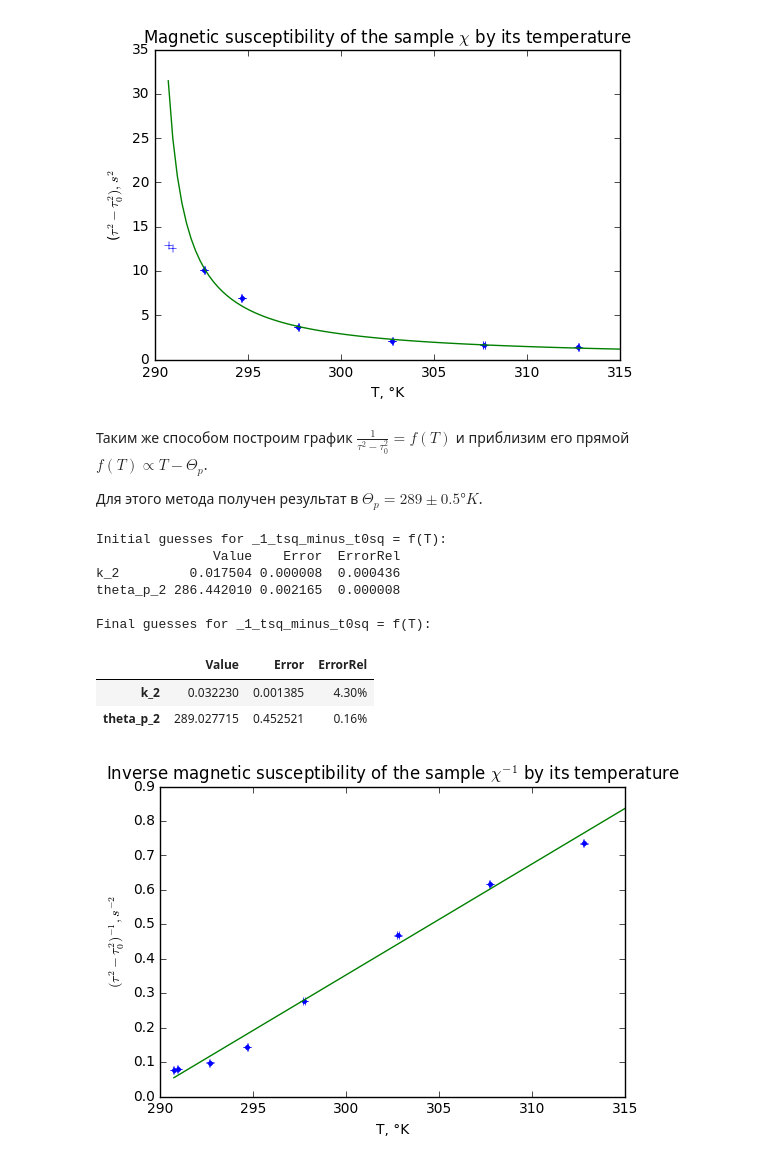
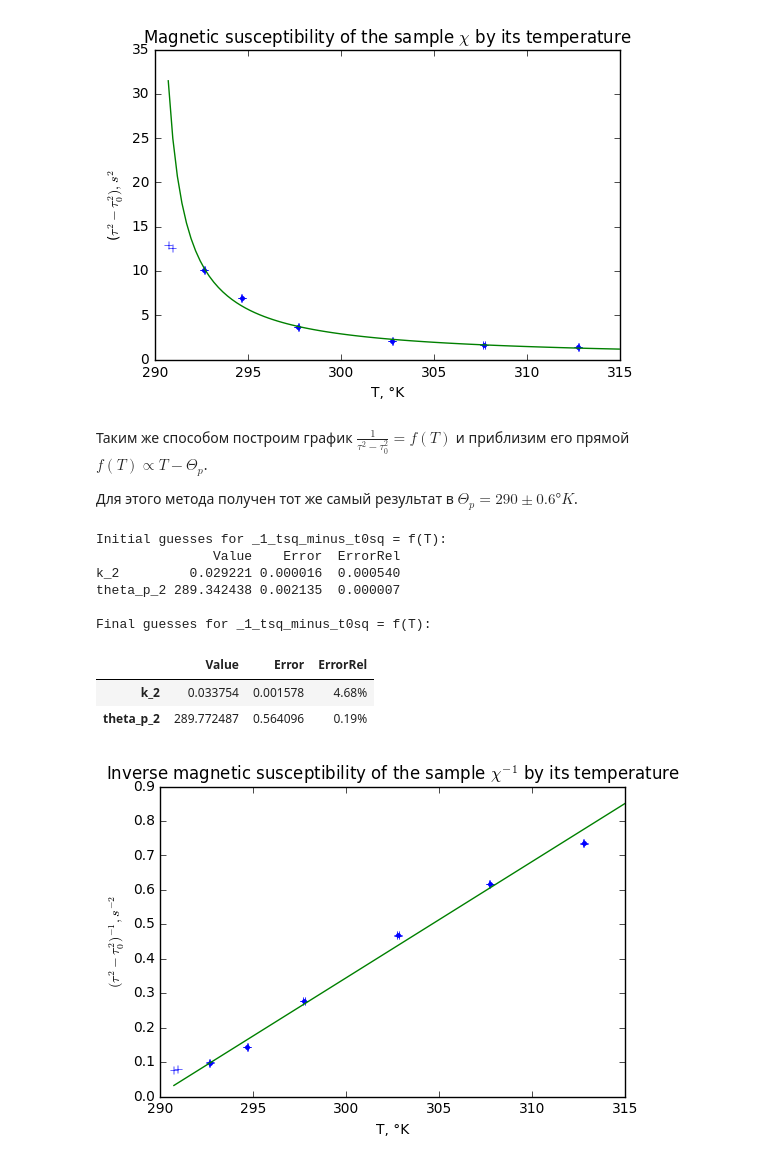
Before and after one commit to intelfx/mipt-lab, a Jupyter notebook: Курс 2 семестр 1/Лабы/3.4.2/3.4.2.ipynb, the cells around one changed output. Saved outputs shown, nothing was run; the diff lists cells and outputs as text; code cells hidden in the pictures.

```diff
--- a/Курс 2 семестр 1/Лабы/3.4.2/3.4.2.ipynb
+++ b/Курс 2 семестр 1/Лабы/3.4.2/3.4.2.ipynb
@@ -87,30 +87,31 @@ Final guesses for tsq_minus_t0sq = f(T):
 # %% [markdown]
 Таким же способом построим график $\frac{1}{\tau^2 - \tau_0^2} = f(T)$ и приблизим его прямой $f(T) \propto T - \Theta_p$.
 
-Для этого метода получен результат в $\Theta_p = 289 \pm 0.5 °K$.
+Для этого метода получен тот же самый результат в $\Theta_p = 290 \pm 0.6 °K$.
 # %%
 ll.compute(name = "_1_tsq_minus_t0sq",
            expr = lambda t, t_0: 1 / (t**2 - t_0**2),
            data = data[e],
            columns = columns[e])
 
 ll.plotfit(title = "Inverse magnetic susceptibility of the sample $\\chi^{-1}$ by its temperature",
            xlabel = "T, °K", ylabel = "$(\\tau^2 - \\tau_0^2)^{-1}, s^{-2}$",
            model = lambda T, k_2, theta_p_2: k_2 * (T - theta_p_2),
            x = "T",
            y = "_1_tsq_minus_t0sq",
            columns = columns[e],
+           fit_columns = columns[e][2:],
            data = data[e],
            axis = [None, None, 0, None])
 None
 # %% [output]
 Initial guesses for _1_tsq_minus_t0sq = f(T):
                Value    Error  ErrorRel
-k_2         0.017504 0.000008  0.000436
-theta_p_2 286.442010 0.002165  0.000008
+k_2         0.029221 0.000016  0.000540
+theta_p_2 289.342438 0.002135  0.000007
 
 Final guesses for _1_tsq_minus_t0sq = f(T):
 |  | Value | Error | ErrorRel |
-| k_2 | 0.032230 | 0.001385 | 4.30% |
-| theta_p_2 | 289.027715 | 0.452521 | 0.16% |
+| k_2 | 0.033754 | 0.001578 | 4.68% |
+| theta_p_2 | 289.772487 | 0.564096 | 0.19% |
-[figure, old version]
+[figure, new version]
```
Also changed, not shown: parts of 1 cell of this notebook.
